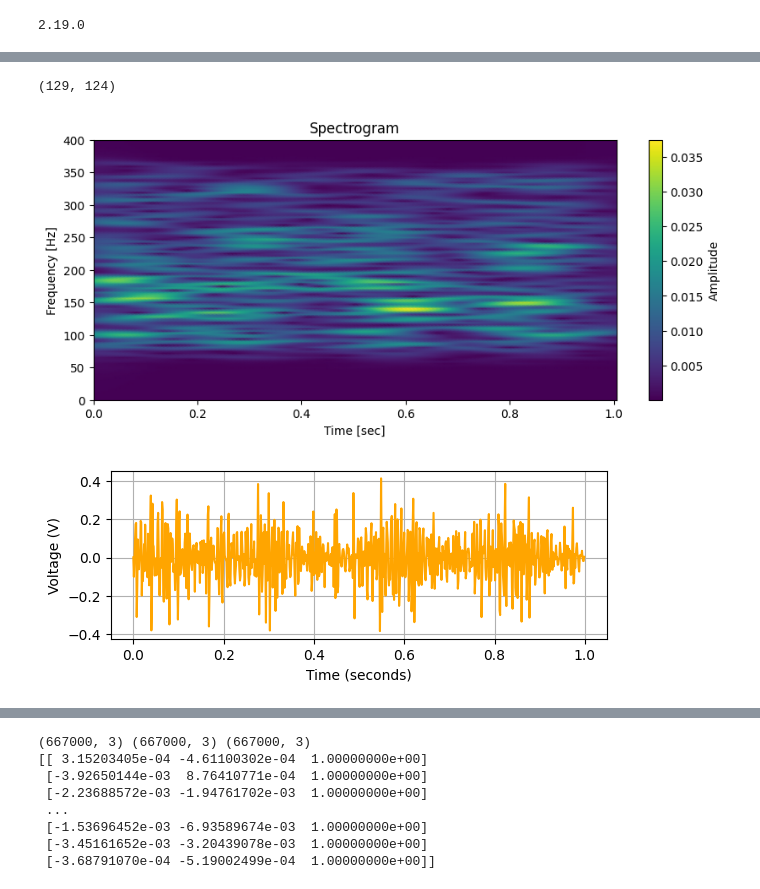
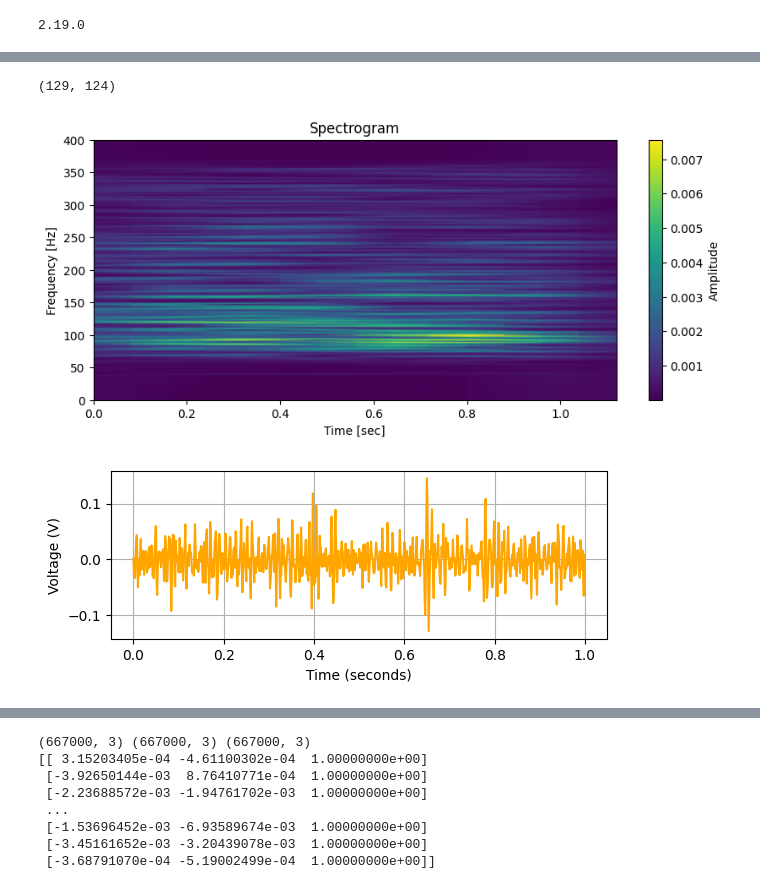
Before and after one commit to Aryanaut/ecz-ware, a Jupyter notebook: training/spectrogram.ipynb, the cells around one changed output, grey strips where cells are left out. Drawn from its saved outputs; the diff is of its cells as text; code cells hidden in the pictures.

```diff
--- a/training/spectrogram.ipynb
+++ b/training/spectrogram.ipynb
@@ -81,11 +81,11 @@ def cleanup(data):
     return data
 # %%
 def stft(x, sampling_rate=1000):
-    f, t, spec = signal.stft(x.numpy(), fs=sampling_rate, nperseg=256, noverlap = 250, nfft=256, boundary='zeros')
+    f, t, spec = signal.stft(x.numpy(), fs=sampling_rate, nperseg=512, noverlap = 384, nfft=512, boundary='zeros')
     return tf.convert_to_tensor(np.abs(spec))
 
 def stft_full(x, sampling_rate=1000): # for visualization
-    f, t, spec = signal.stft(x.numpy(), fs=sampling_rate, nperseg=256, noverlap = 250, nfft=256, boundary='zeros')
+    f, t, spec = signal.stft(x.numpy(), fs=sampling_rate, nperseg=512, noverlap = 384, nfft=512, boundary='zeros')
     return f, t, tf.convert_to_tensor(np.abs(spec))
 
 def get_spectrogram(data: np.ndarray):
@@ -96,36 +96,36 @@ def get_spectrogram(data: np.ndarray):
     # spectrogram.set_shape((129, 124))
     return spectrogram
 # %%
-current_array = scratch_data_800Hz[100:900]
+current_array = rest_data_800Hz[100:900]
 # print(rest_data_400Hz.shape)
 cleaned = cleanup(current_array)
 cleaned = tf.convert_to_tensor(cleaned, dtype=tf.float32)
 f, t, spec = stft_full(cleaned, sampling_rate=800)
 s = get_spectrogram(cleaned)
 # print(f, t)
 print(s.shape)
 plt.figure(figsize=(10, 4))
 plt.pcolormesh(t, f, spec, shading='gouraud')
 plt.title('Spectrogram')
 plt.ylabel('Frequency [Hz]')
 plt.xlabel('Time [sec]')
 plt.colorbar(label='Amplitude')  # limit frequency range to make plot clearer
 # plt.savefig('scratch_data_800Hz.png')
 plt.show()
 
 
 time = np.arange(len(current_array)) / 800.0
 
 plt.subplot(2, 1, 2)
 plt.plot(time, cleaned, label='Centered EMG Voltage', color='orange')
 plt.ylabel('Voltage (V)')
 plt.xlabel('Time (seconds)')
 
 plt.grid(True)
 # %% [output]
 (129, 124)
-[figure, old version]
+[figure, new version]
-[figure, old version]
+[figure, new version]
 # %%
 # helper functions to train the model
 
```
Also changed, not shown: parts of 11 cells of this notebook, 1 other file.
